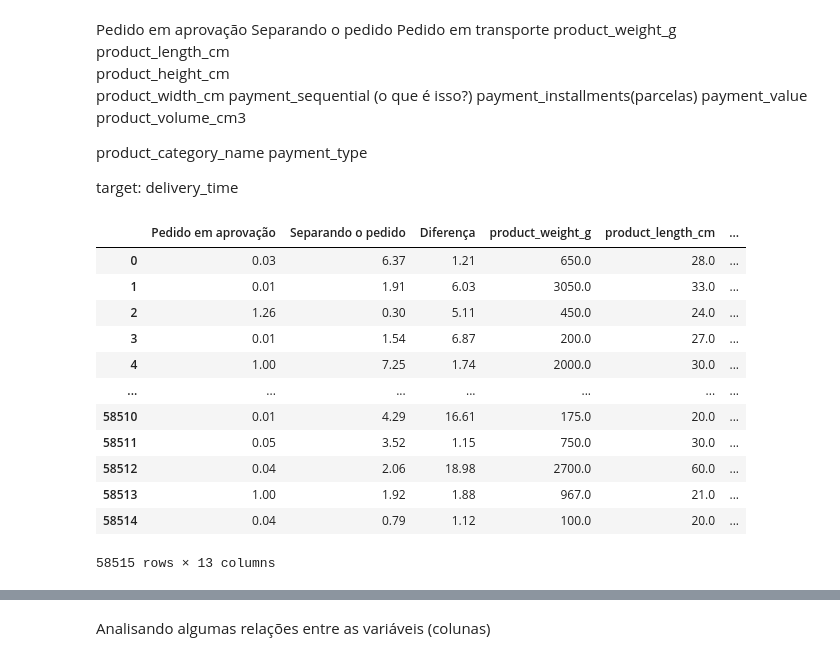
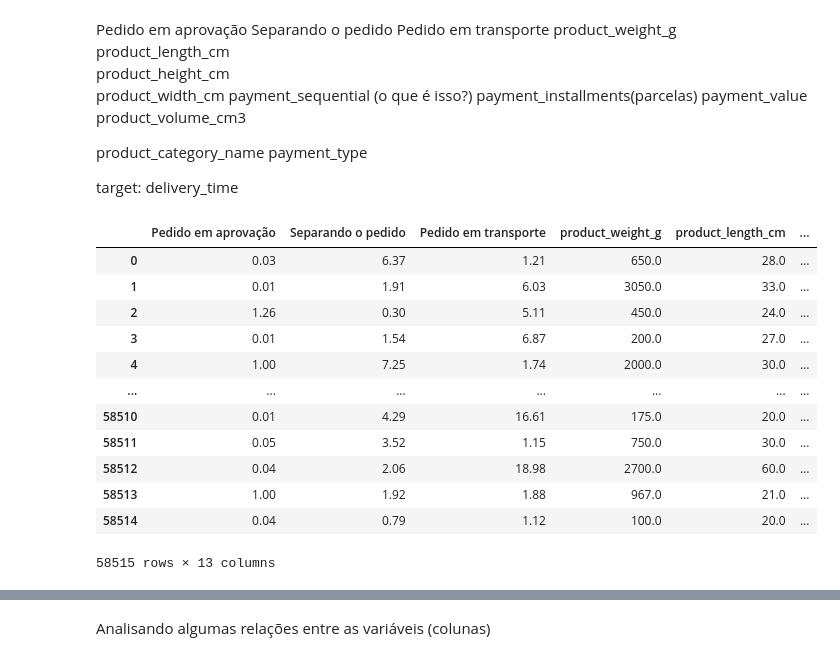
Before and after one commit to mateusono1/De-Company, a Jupyter notebook: analise_dados.ipynb, the cells around one changed output, grey strips where cells are left out. Cells and saved outputs as stored; diff of their text form; code cells hidden in the pictures.

```diff
--- a/analise_dados.ipynb
+++ b/analise_dados.ipynb
@@ -104,31 +104,31 @@ target: delivery_time
 # %%
 """ colunas=["Pedido em aprovação","Separando o pedido","Pedido em transporte","product_weight_g",
 "product_length_cm"	,
 "product_height_cm"	,
 "product_width_cm",
 "payment_sequential",
 "payment_installments",
 "payment_value",
 "product_volume_cm3",
 "product_category_name",
 "payment_type",
 'delivery_time'] """
 
-colunas=colunas=["Pedido em aprovação","Separando o pedido","Diferença","product_weight_g",
+colunas=colunas=["Pedido em aprovação","Separando o pedido","Pedido em transporte","product_weight_g",
 "product_length_cm"	,
 "product_height_cm"	,
 "product_width_cm",
 "payment_sequential",
 "payment_installments",
 "payment_value",
 "product_volume_cm3",
 "payment_type",
 'delivery_time']
 
 df_analise=df[colunas]
 df_analise
 # %% [output]
-|  | Pedido em aprovação | Separando o pedido | Diferença | product_weight_g | product_length_cm | ... |
+|  | Pedido em aprovação | Separando o pedido | Pedido em transporte | product_weight_g | product_length_cm | ... |
 | 0 | 0.03 | 6.37 | 1.21 | 650.0 | 28.0 | ... |
 | 1 | 0.01 | 1.91 | 6.03 | 3050.0 | 33.0 | ... |
 | 2 | 1.26 | 0.30 | 5.11 | 450.0 | 24.0 | ... |
```
Also changed, not shown: parts of 14 cells of this notebook, 1 other file.
